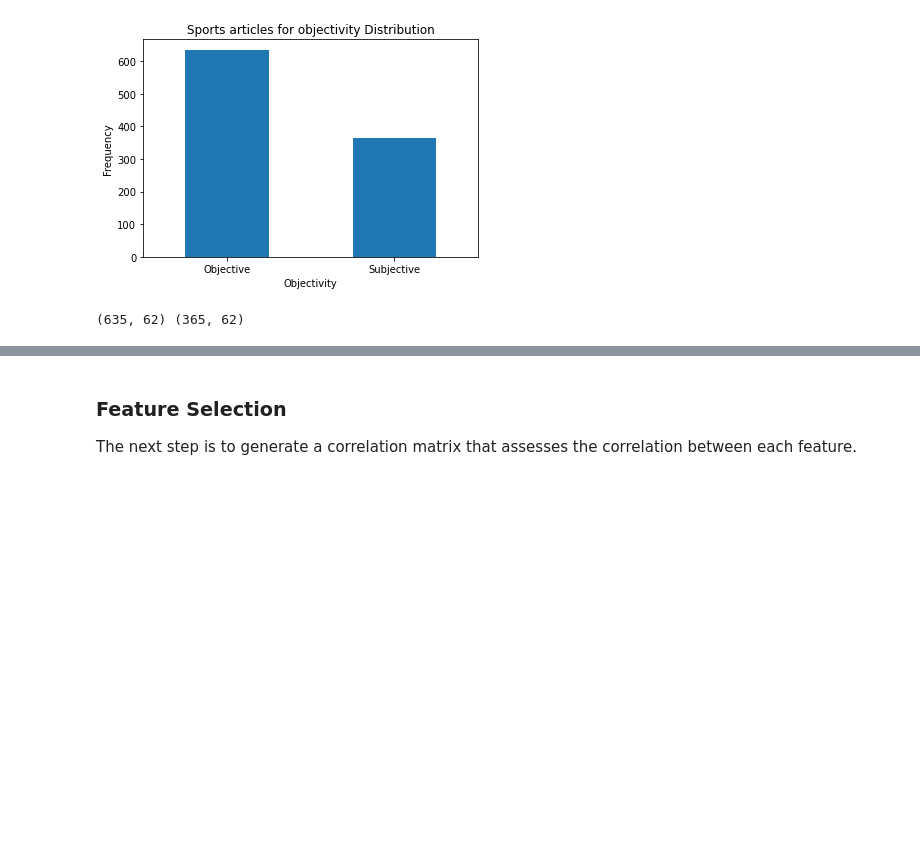
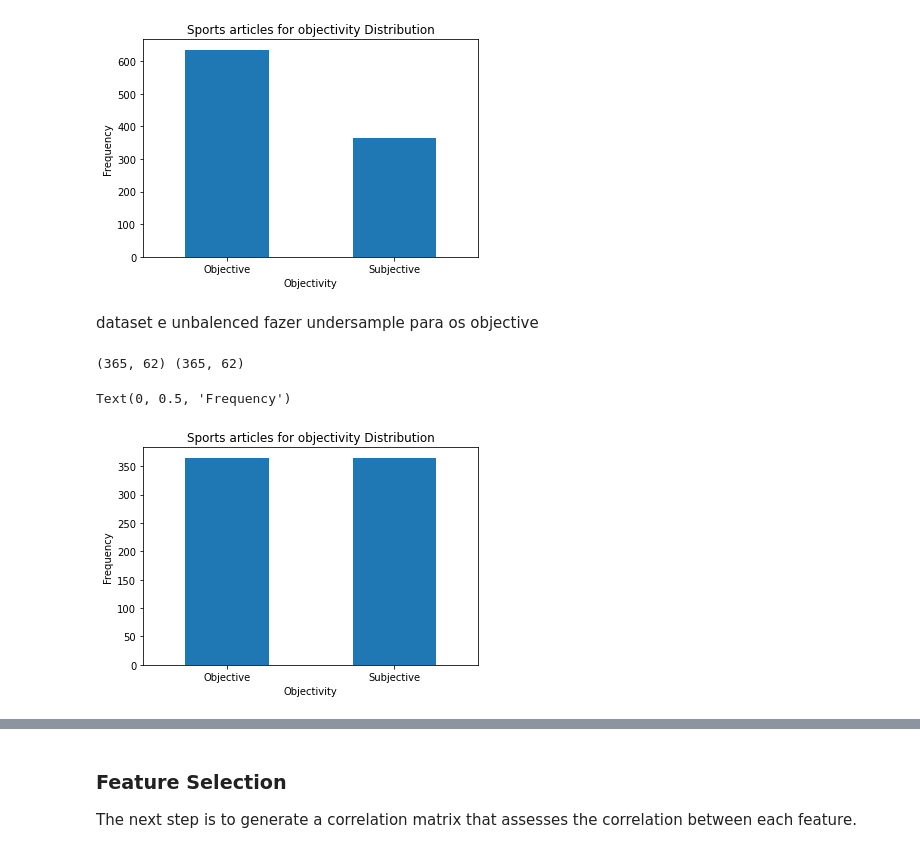
Before and after one commit to FabioRocha2227/IA-Project, a Jupyter notebook: IA-Project2/src/Sports_articles_for_objectivity_analysis.ipynb, the cells around one changed output, grey strips where cells are left out. Saved outputs shown, nothing was run; the diff lists cells and outputs as text; code cells hidden in the pictures; blank space fills up the shorter version.

```diff
--- a/IA-Project2/src/Sports_articles_for_objectivity_analysis.ipynb
+++ b/IA-Project2/src/Sports_articles_for_objectivity_analysis.ipynb
@@ -72,13 +72,32 @@ plt.ylabel("Frequency")
 # %% [output]
 Text(0, 0.5, 'Frequency')
 [figure]
+# %% [markdown]
+dataset e unbalenced
+fazer undersample para os objective
 # %%
 objective = data_set[data_set["Label"]=="objective"]
+objective = objective.sample(n= len(subjective), random_state=101)
+
 subjective = data_set[data_set["Label"]=="subjective"]
 
+data_set = pd.concat([objective,subjective],axis=0)
+
+
 print(objective.shape, subjective.shape)
 # %% [output]
-(635, 62) (365, 62)
+(365, 62) (365, 62)
+# %%
+count_objective = pd.value_counts(data_set['Label']=="objective", sort=True)
+count_objective.plot(kind='bar', rot=0)
+plt.title("Sports articles for objectivity Distribution")
+LABELS = ["Objective", "Subjective"]
+plt.xticks(range(2), LABELS)
+plt.xlabel("Objectivity")
+plt.ylabel("Frequency")
+# %% [output]
+Text(0, 0.5, 'Frequency')
+[figure, added]
 # %%
 objective.describe()
 # %% [output]
```
Also changed, not shown: parts of 12 cells of this notebook, 1 other file.
